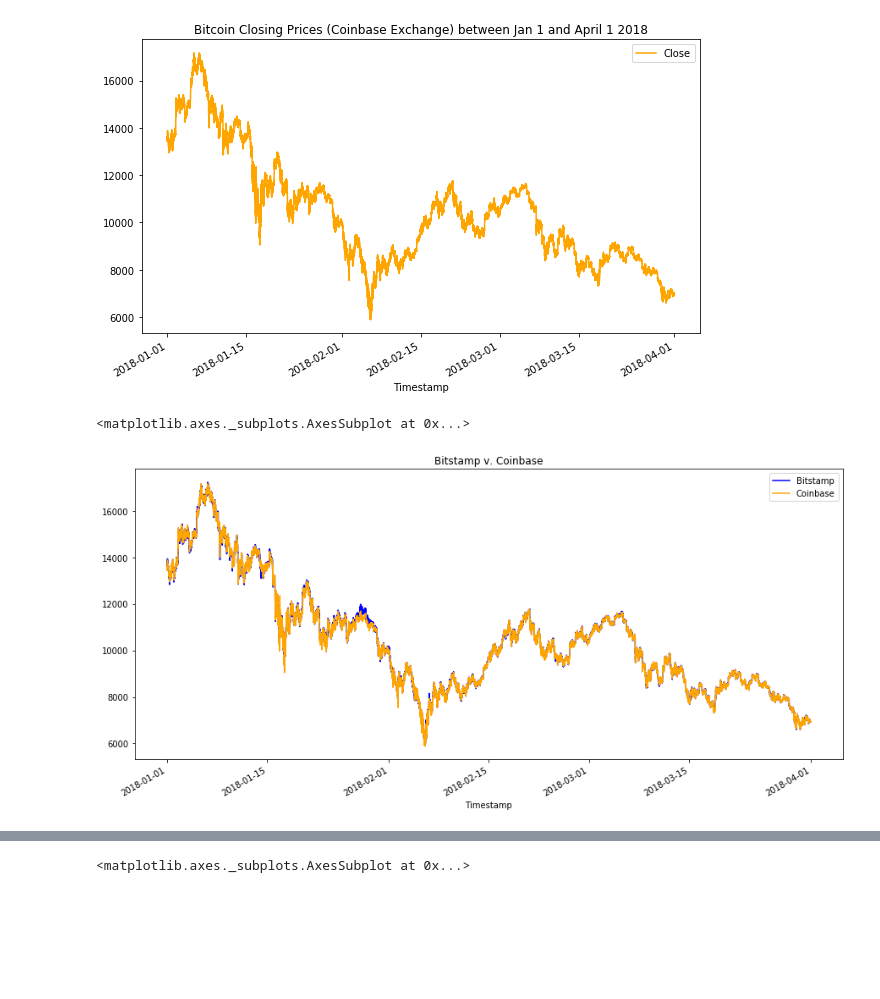
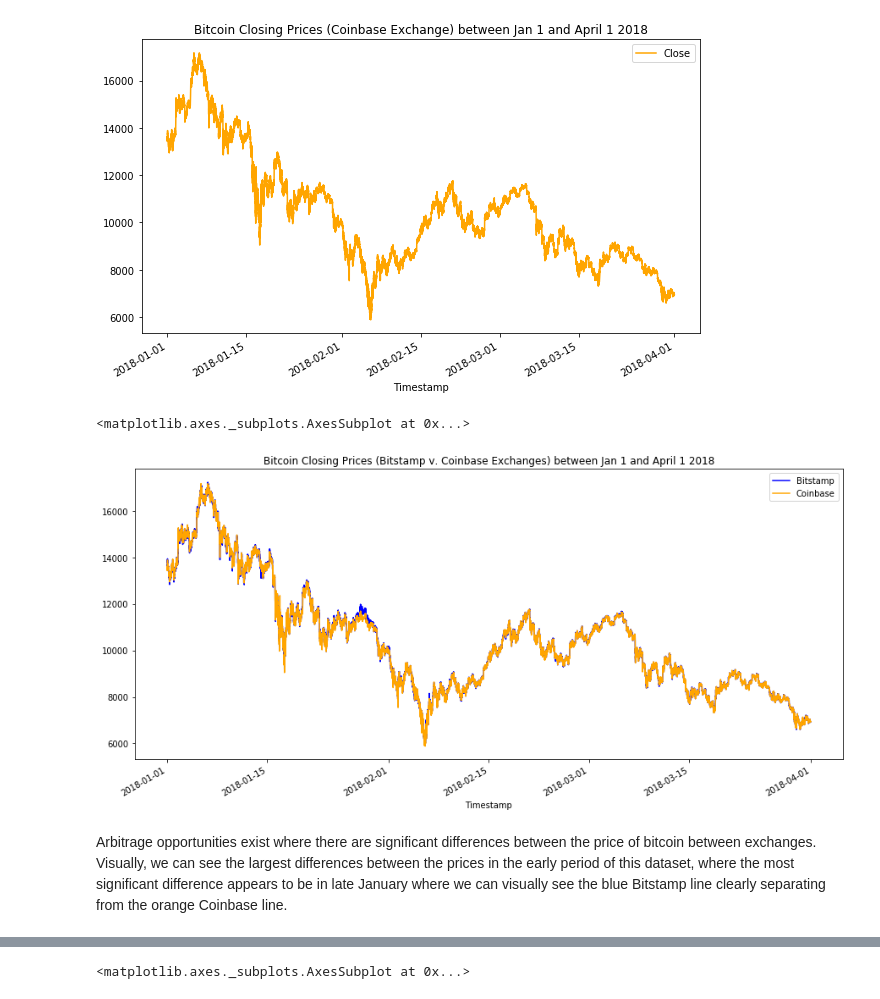
Before and after one commit to ai-to-the-moon/FinTech_Challenge3, a Jupyter notebook: crypto_arbitrage.ipynb, the cells around one changed output, grey strips where cells are left out. Drawn from its saved outputs; the diff is of its cells as text; code cells hidden in the pictures; blank space fills up the shorter version.

```diff
--- a/crypto_arbitrage.ipynb
+++ b/crypto_arbitrage.ipynb
@@ -269,14 +317,11 @@ coinbase_sliced.plot(title = "Bitcoin Closing Prices (Coinbase Exchange) between
 <matplotlib.axes._subplots.AxesSubplot at 0x...>
 [figure]
 # %%
-# Overlay the visualizations for the bitstamp and coinbase DataFrames in one plot
-# The plot should visualize the prices over the full lenth of the dataset
-# Be sure to include the parameters: legend, figure size, title, and color and label
-# YOUR CODE HERE
-
-bitstamp_sliced['Close'].plot(legend=True, figsize=(15, 7), title="Bitstamp v. Coinbase", color="blue", label="Bitstamp")
+bitstamp_sliced['Close'].plot(legend=True, figsize=(15, 7), title="Bitcoin Closing Prices (Bitstamp v. Coinbase Exchanges) between Jan 1 and April 1 2018", color="blue", label="Bitstamp")
 coinbase_sliced['Close'].plot(legend=True, figsize=(15, 7), color="orange", label="Coinbase")
 # %% [output]
 <matplotlib.axes._subplots.AxesSubplot at 0x...>
-[figure, old version]
+[figure, new version]
+# %% [markdown]
+Arbitrage opportunities exist where there are significant differences between the price of bitcoin between exchanges. Visually, we can see the largest differences between the prices in the early period of this dataset, where the most significant difference appears to be in late January where we can visually see the blue Bitstamp line clearly separating from the orange Coinbase line.
 # %%
```
Also changed, not shown: parts of 97 cells of this notebook, 1 other file.
